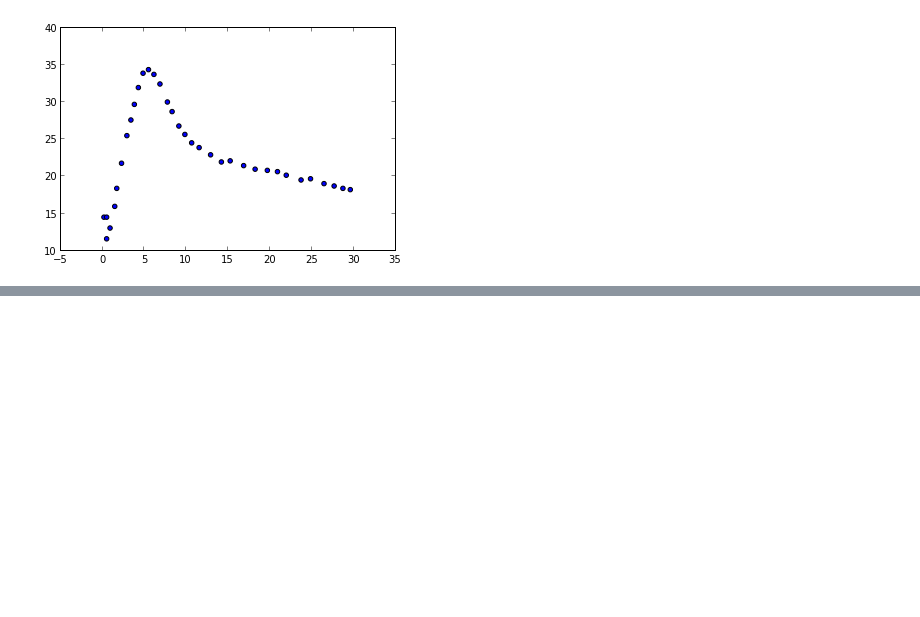
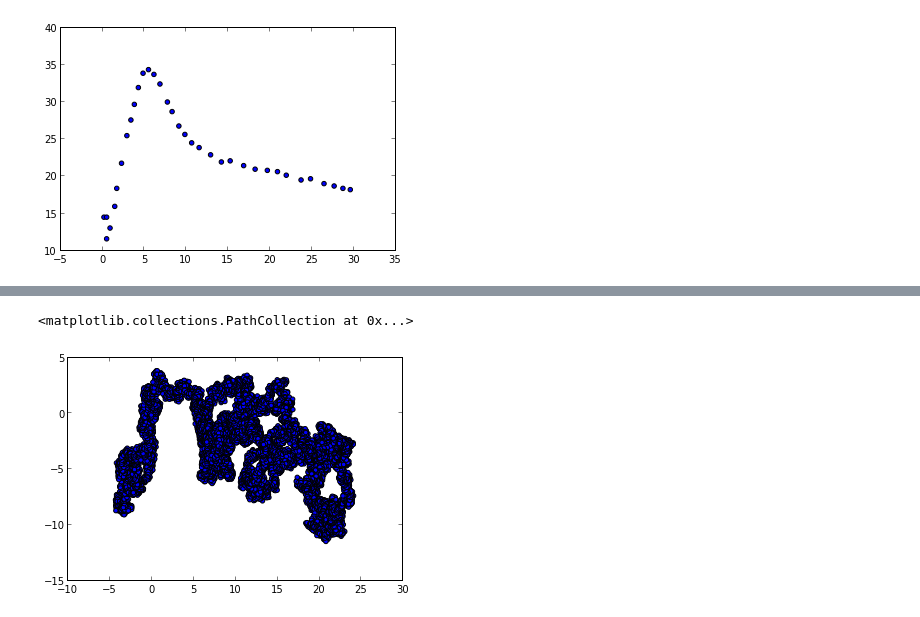
Before and after one commit to juanitaLara/Thesis, a Jupyter notebook: RR-P Parameters.ipynb, the cells around one changed output, grey strips where cells are left out. Drawn from its saved outputs; the diff is of its cells as text; code cells hidden in the pictures; blank space fills up the shorter version.

```diff
--- a/RR-P Parameters.ipynb
+++ b/RR-P Parameters.ipynb
@@ -151,0 +168,5 @@ plot(t,p)
+# %%
+scatter(k1_walk,k2_walk)
+# %% [output]
+<matplotlib.collections.PathCollection at 0x...>
+[figure, added]
```
Also changed, not shown: parts of 8 cells of this notebook.
